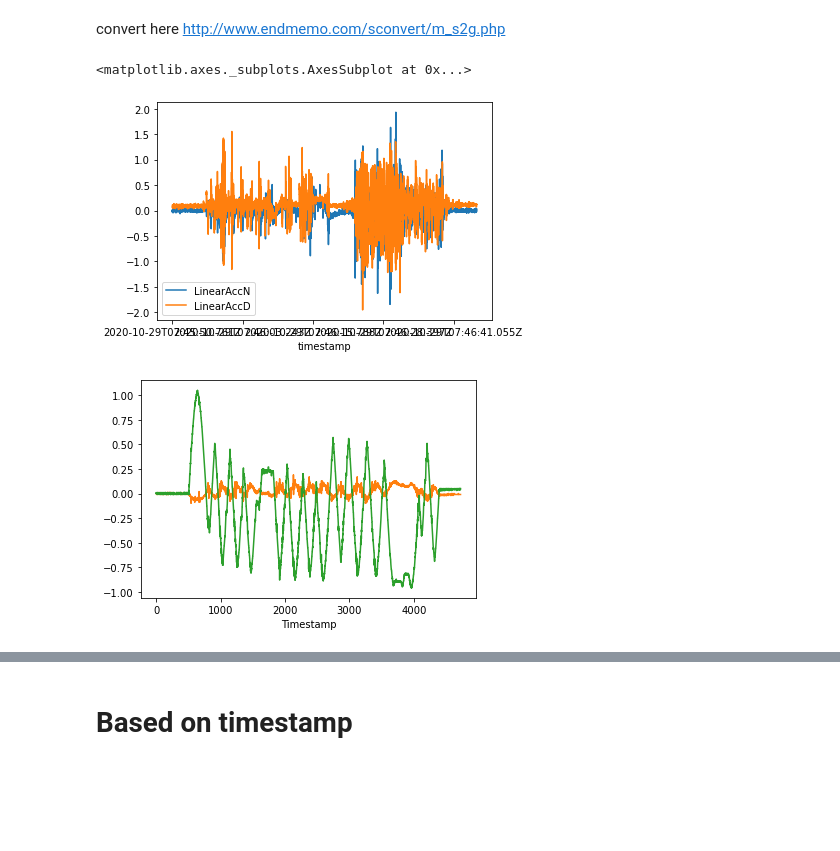
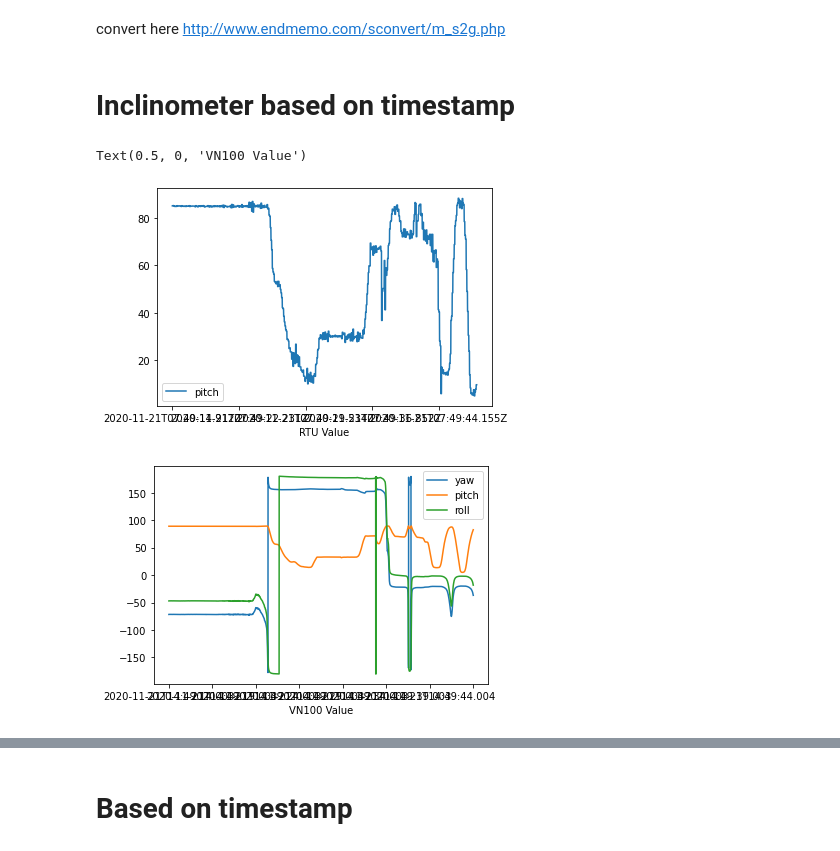
Before and after one commit to wianoski/lcs-bridge, a Jupyter notebook: RTU/fix_RTU01/rec acc/rec acc.ipynb, the cells around one changed output, grey strips where cells are left out. Cells and saved outputs as stored; diff of their text form; code cells hidden in the pictures; blank space fills up the shorter version.

```diff
--- a/RTU/fix_RTU01/rec acc/rec acc.ipynb
+++ b/RTU/fix_RTU01/rec acc/rec acc.ipynb
@@ -17,27 +17,24 @@ plt.show()
 # %% [markdown]
 convert here
 http://www.endmemo.com/sconvert/m_s2g.php
-# %%
-import pandas as pd
-
-df = pd.read_csv('test1_3/test3.csv')
-df.plot(x='timestamp')
-# %% [output]
-<matplotlib.axes._subplots.AxesSubplot at 0x...>
-[figure, removed]
-# %%
-from matplotlib import pyplot as plt
-from matplotlib import style
-
-from numpy import genfromtxt
-
-data = genfromtxt('save-LOG_3.csv',delimiter=',')
-
-plt.plot(data)
-
-
-plt.xlabel('Timestamp')
-
-plt.show()
-# %% [output]
-[figure, removed]
+# %% [markdown]
+# Inclinometer based on timestamp
+# %%
+import pandas as pd
+
+df = pd.read_csv('type_2/save-LOG_-1605944953406.csv')
+# df.plot(y='pitch')
+
+df1 = pd.read_csv('type_2/save.csv')
+# df1.plot(y='pitch')
+
+
+data = df.plot(x='timestamp')
+data.set_xlabel("RTU Value")
+
+data1 = df1.plot(x='timestamp')
+data1.set_xlabel("VN100 Value")
+# %% [output]
+Text(0.5, 0, 'VN100 Value')
+[figure, added]
+[figure, added]
```
Also changed, not shown: parts of 7 cells of this notebook, 27 other files.
